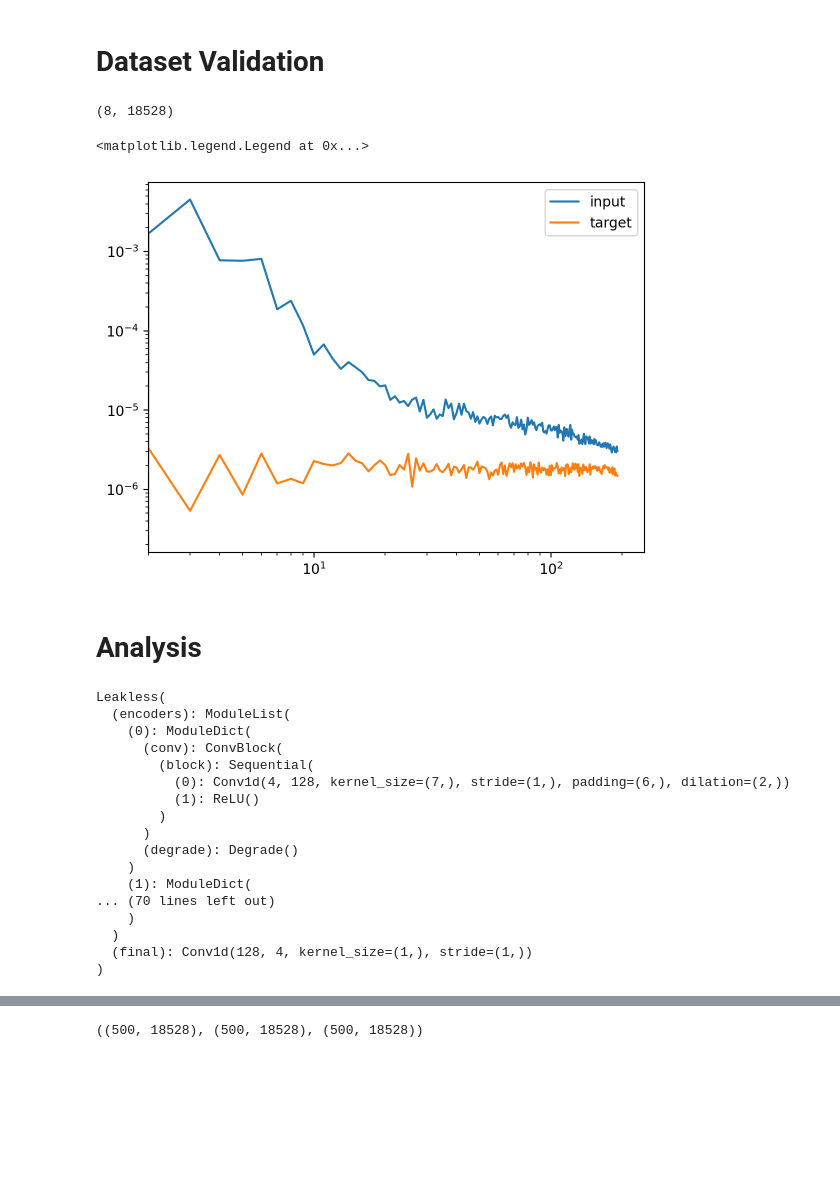
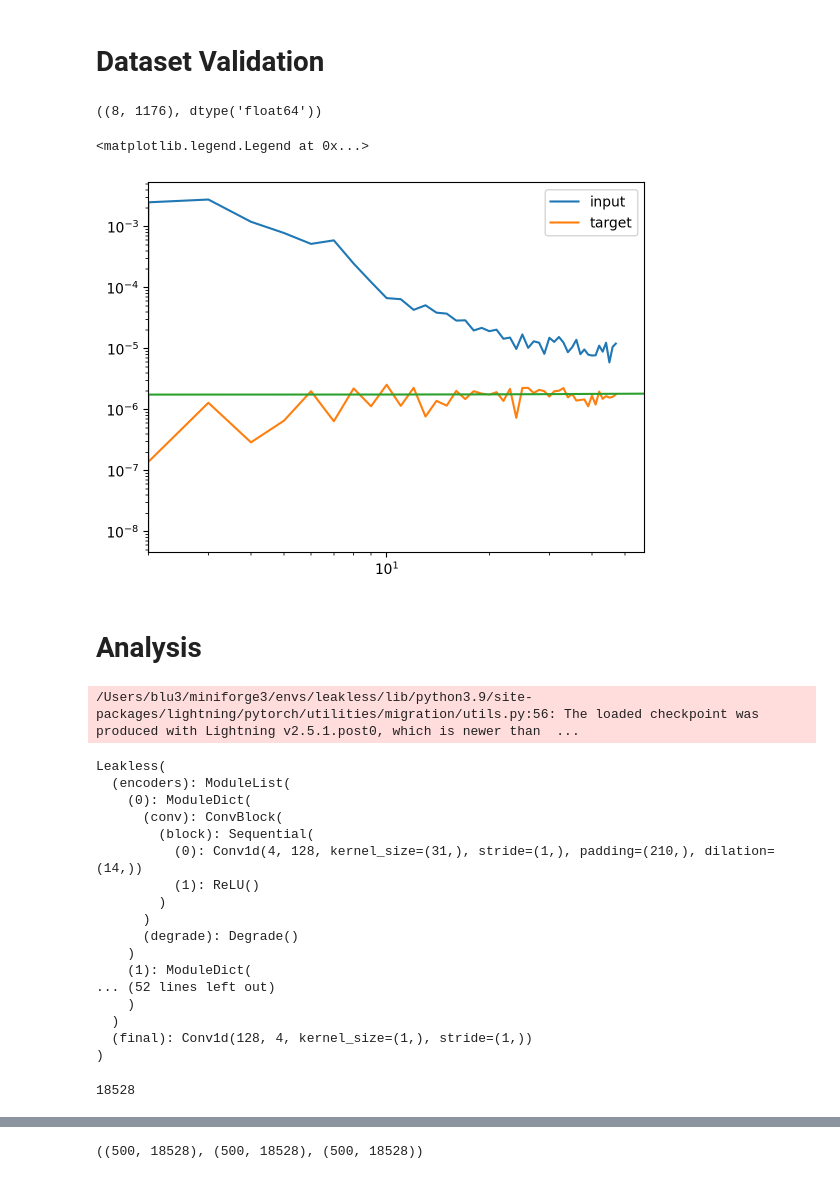
Before and after one commit to ev-watson/leakless, a Jupyter notebook: workspace.ipynb, the cells around one changed output, grey strips where cells are left out. Saved outputs shown, nothing was run; the diff lists cells and outputs as text; code cells hidden in the pictures; blank space fills up the shorter version.

```diff
--- a/workspace.ipynb
+++ b/workspace.ipynb
@@ -140,9 +148,9 @@ import matplotlib.pyplot as plt
 # %%
 g = np.load('stacks.npy', mmap_mode='r')
 g = g[0]
-g.shape
+g.shape, g.dtype
 # %% [output]
-(8, 18528)
+((8, 1176), dtype('float64'))
 # %%
 a = g[2]
 b = g[3]
@@ -157,11 +165,12 @@ factor = np.mean(mask)
 # %%
 plt.loglog(hp.alm2cl(b_comb)/factor, label='input')
 plt.loglog(hp.alm2cl(true)/factor, label='target')
 plt.xlim(2, None)
+plt.plot(lensedcl_b)
 plt.legend()
 # %% [output]
 <matplotlib.legend.Legend at 0x...>
-[figure, old version]
+[figure, new version]
 # %% [markdown]
 # Analysis
 # %%
@@ -174,27 +183,34 @@ from data_construction import leaklessDataModule
 from utils.analysis import leak_test
 from utils.harmonic_helpers import recombine
 # %%
-model = Leakless.load_from_checkpoint("checkpoints/rolled.ckpt")
+model = Leakless.load_from_checkpoint("checkpoints/wide_51.ckpt")
 data_module = leaklessDataModule()
 print(model)
 # %% [output]
-Leakless(
-  (encoders): ModuleList(
-    (0): ModuleDict(
-      (conv): ConvBlock(
-        (block): Sequential(
-          (0): Conv1d(4, 128, kernel_size=(7,), stride=(1,), padding=(6,), dilation=(2,))
-          (1): ReLU()
-        )
-      )
-      (degrade): Degrade()
-    )
-    (1): ModuleDict(
-... (70 lines left out)
-    )
-  )
-  (final): Conv1d(128, 4, kernel_size=(1,), stride=(1,))
-)
+/Users/blu3/miniforge3/envs/leakless/lib/python3.9/site-packages/lightning/pytorch/utilities/migration/utils.py:56: The loaded checkpoint was produced with Lightning v2.5.1.post0, which is newer than  ...
+Leakless(
+  (encoders): ModuleList(
+    (0): ModuleDict(
+      (conv): ConvBlock(
+        (block): Sequential(
+          (0): Conv1d(4, 128, kernel_size=(31,), stride=(1,), padding=(210,), dilation=(14,))
+          (1): ReLU()
+        )
+      )
+      (degrade): Degrade()
+    )
+    (1): ModuleDict(
+... (52 lines left out)
+    )
+  )
+  (final): Conv1d(128, 4, kernel_size=(1,), stride=(1,))
+)
+# %%
+nside=64
+lmax=3*nside-1
+(lmax + 1) * (lmax + 2) // 2
+# %% [output]
+18528
 # %%
 ntrials = 500
 input_vector, output_vector, target_vector = leak_test(model, ntrials=ntrials)
```
Also changed, not shown: parts of 19 cells of this notebook, 10 other files.
